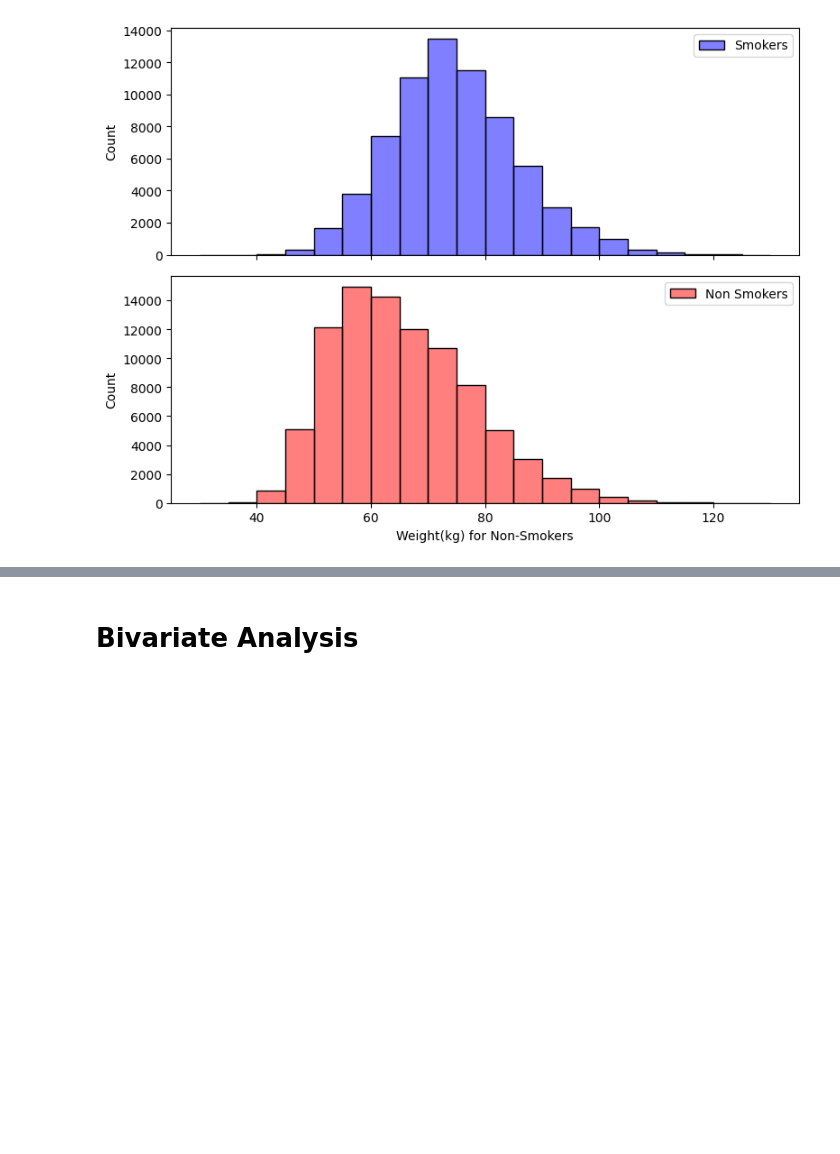
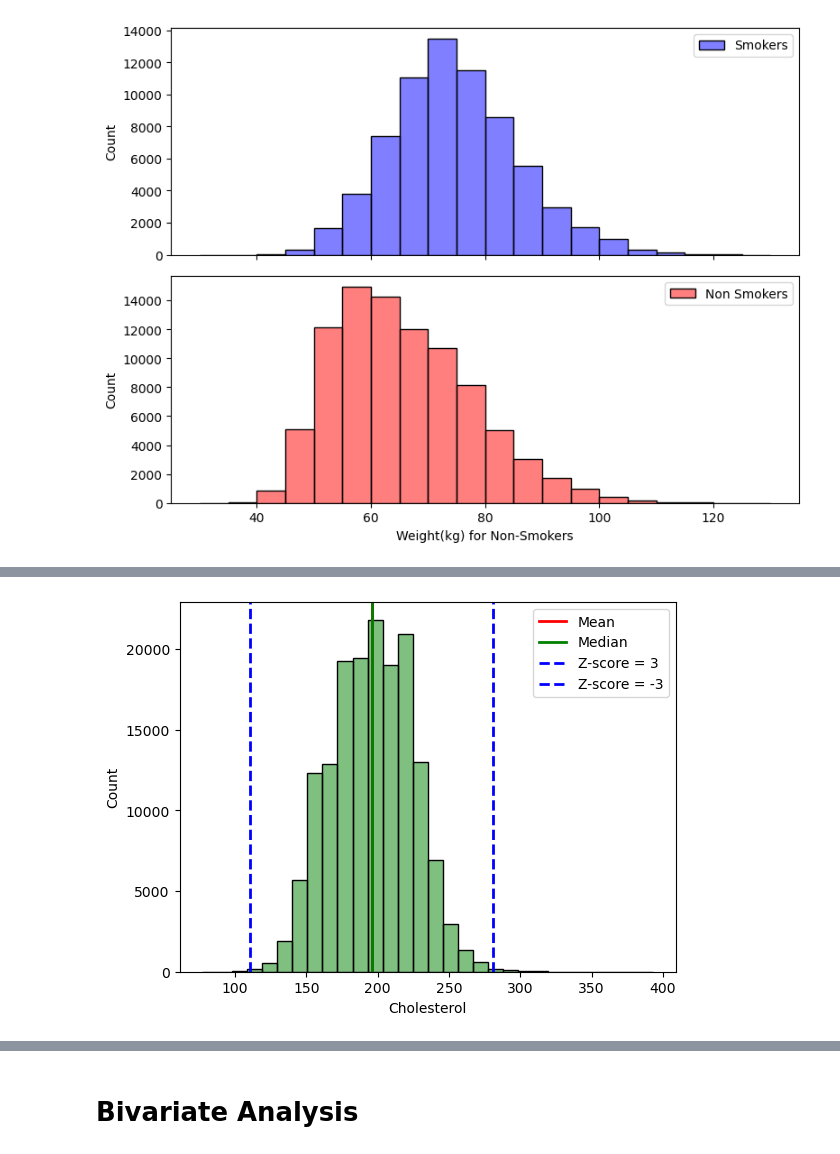
Before and after one commit to ahmedoy/SmokingData-Classification, a Jupyter notebook: data_analysis.ipynb, the cells around one changed output, grey strips where cells are left out. Drawn from its saved outputs; the diff is of its cells as text; code cells hidden in the pictures; blank space fills up the shorter version.

```diff
--- a/data_analysis.ipynb
+++ b/data_analysis.ipynb
@@ -888,0 +930,14 @@ Average Weight for Non-Smokers: 63.24 kg
+# %%
+#Histogram for Cholesterol feature
+sns.histplot(df['Cholesterol'], bins=30, alpha=0.5, color="green")
+plt.xlabel('Cholesterol')
+plt.ylabel('Count')
+plt.axvline(cholesterol_mean, c='red', ls='-', lw=2)
+plt.axvline(cholesterol_median, c='green', ls='-', lw=2)
+plt.axvline(z_score_pos3, c='blue', ls='--', lw=2)
+plt.axvline(z_score_neg3, c='blue', ls='--', lw=2)
+
+plt.legend(labels=['Mean', 'Median', "Z-score = 3", "Z-score = -3"])
+plt.show()
+# %% [output]
+[figure, added]
```
Also changed, not shown: parts of 10 cells of this notebook.
